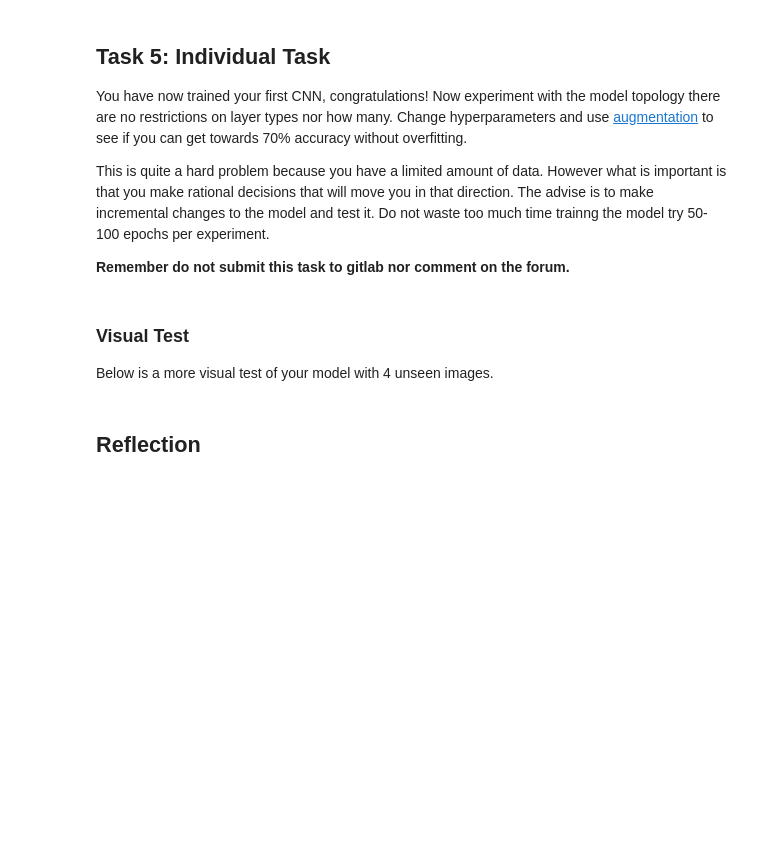
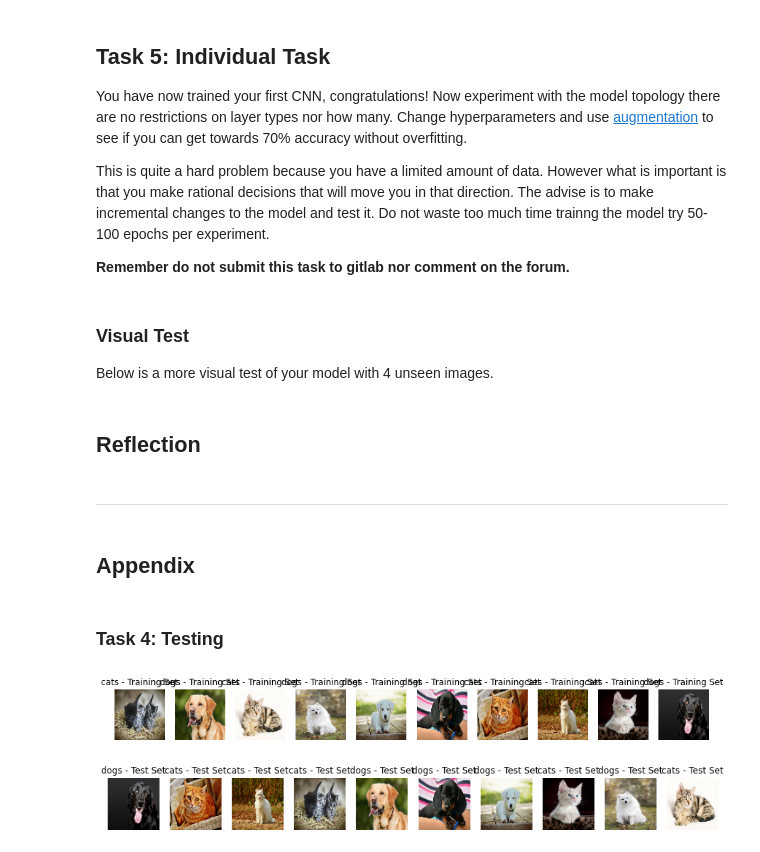
Before and after one commit to sean-meade/Convolution-Neural-Networks, a Jupyter notebook: Etivity3_ConvolutionNetworks_23233729.ipynb, the cells around one changed output. Drawn from its saved outputs; the diff is of its cells as text; code cells hidden in the pictures; blank space fills up the shorter version.

```diff
--- a/Etivity3_ConvolutionNetworks_23233729.ipynb
+++ b/Etivity3_ConvolutionNetworks_23233729.ipynb
@@ -472,0 +622,14 @@ test_set = image_dataset_from_directory(???,
+# %%
+#training_set = image_dataset_from_directory(???,
+                                                 #image_size = ???,
+                                                 #batch_size = ???)
+training_set = image_dataset_from_directory('data/catdog/training_set/',
+                                           image_size=(64, 64),
+                                           batch_size=32)
+
+#test_set = image_dataset_from_directory(???,
+                                            #image_size = ???,
+                                            #batch_size = ???)
+test_set = image_dataset_from_directory('data/catdog/test_set/',
+                                        image_size=(64, 64),
+                                        batch_size=32)
@@ -519,3 +709,30 @@ classifyimage('data/catdog/cat_or_dog_3.jpg',new_model)
 classifyimage('data/catdog/cat_or_dog_4.jpg',new_model)
 # %% [markdown]
 ## Reflection
+# %% [markdown]
+<hr>
+# %% [markdown]
+## Appendix
+# %% [markdown]
+### Task 4: Testing
+# %%
+# Display images with labels and dataset type
+for dataset_set, dataset_type in zip([training_set, test_set], ['Training Set', 'Test Set']):
+    class_names = dataset_set.class_names
+
+    plt.figure(figsize=(15, 5))
+    for images, labels in dataset_set.take(1):
+        for i in range(len(images)):
+            image = images[i].numpy().astype("uint8")
+            label = labels[i].numpy()
+
+            class_name = class_names[int(label)]
+            plt.subplot(1, len(images), i + 1)
+            plt.imshow(image)
+            plt.title(f'{class_name} - {dataset_type}')
+            plt.axis('off')
+
+    plt.show()
+# %% [output]
+[figure, added]
+[figure, added]
```
Also changed, not shown: parts of 22 cells of this notebook, 20 other files.
